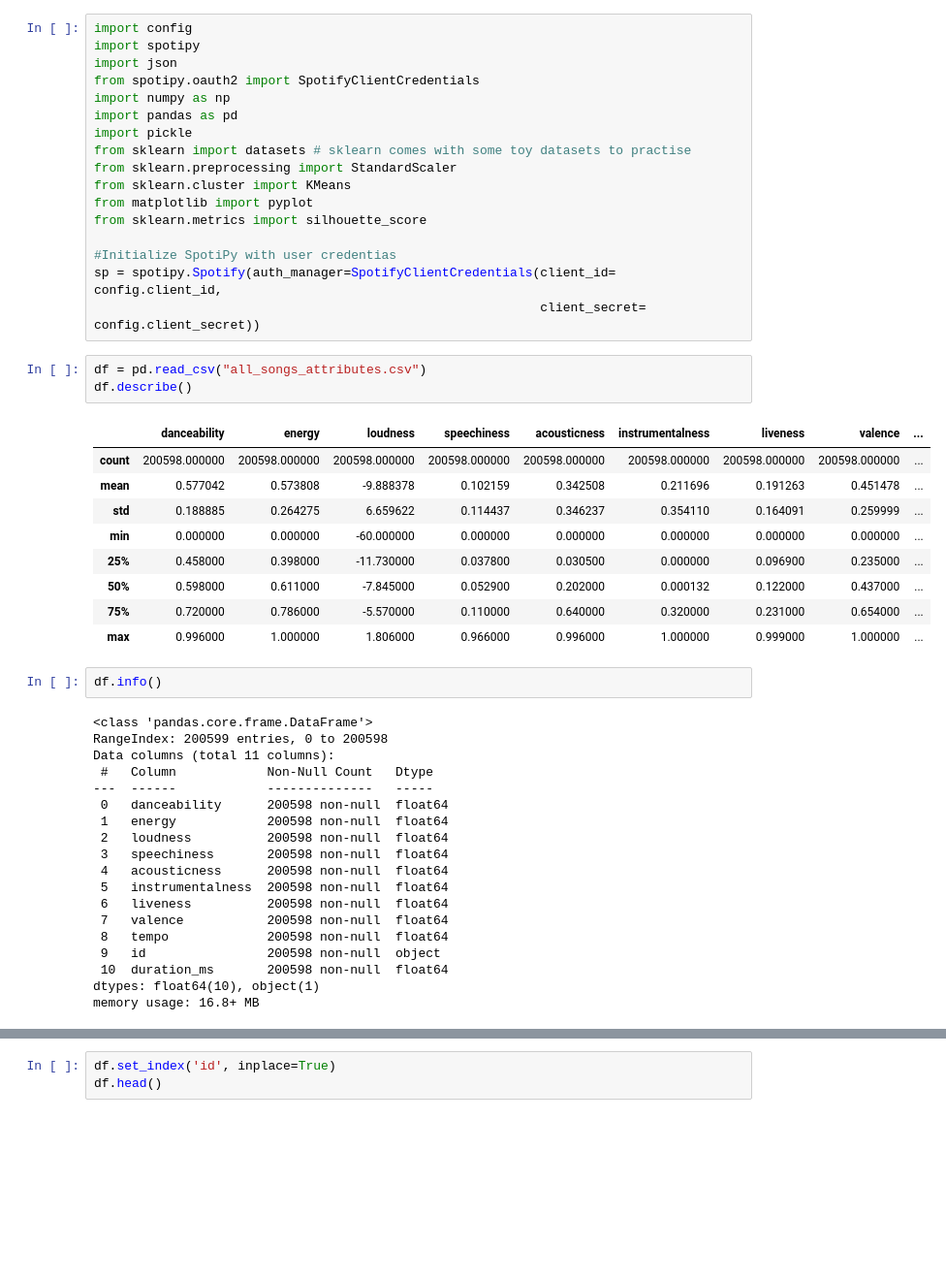
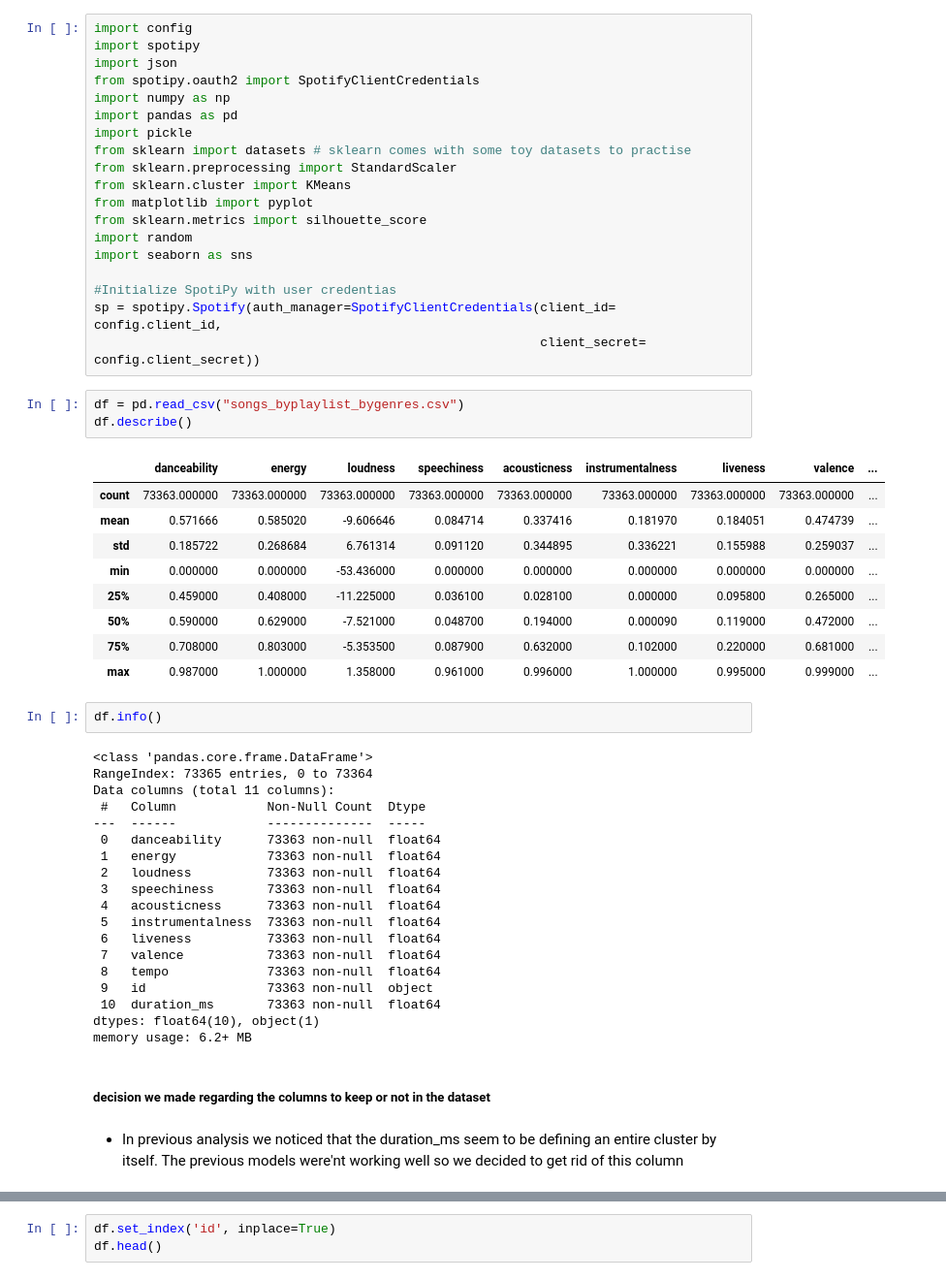
Before and after one commit to marciafof/Project_spotipy, a Jupyter notebook: song_recommender.ipynb, the cells around one changed output, grey strips where cells are left out. Shown at 97% size. Drawn from its saved outputs; the diff is of its cells as text; blank space fills up the shorter version.

```diff
--- a/song_recommender.ipynb
+++ b/song_recommender.ipynb
@@ -11,41 +11,47 @@ from sklearn.preprocessing import StandardScaler
 from sklearn.cluster import KMeans
 from matplotlib import pyplot
 from sklearn.metrics import silhouette_score
+import random
+import seaborn as sns
 
 #Initialize SpotiPy with user credentias
 sp = spotipy.Spotify(auth_manager=SpotifyClientCredentials(client_id= config.client_id,
                                                            client_secret= config.client_secret))
 # %%
-df = pd.read_csv("all_songs_attributes.csv")
+df = pd.read_csv("songs_byplaylist_bygenres.csv")
 df.describe()
 # %% [output]
 |  | danceability | energy | loudness | speechiness | acousticness | instrumentalness | liveness | valence | ... |
-| count | 200598.000000 | 200598.000000 | 200598.000000 | 200598.000000 | 200598.000000 | 200598.000000 | 200598.000000 | 200598.000000 | ... |
-| mean | 0.577042 | 0.573808 | -9.888378 | 0.102159 | 0.342508 | 0.211696 | 0.191263 | 0.451478 | ... |
-| std | 0.188885 | 0.264275 | 6.659622 | 0.114437 | 0.346237 | 0.354110 | 0.164091 | 0.259999 | ... |
-| min | 0.000000 | 0.000000 | -60.000000 | 0.000000 | 0.000000 | 0.000000 | 0.000000 | 0.000000 | ... |
-| 25% | 0.458000 | 0.398000 | -11.730000 | 0.037800 | 0.030500 | 0.000000 | 0.096900 | 0.235000 | ... |
-| 50% | 0.598000 | 0.611000 | -7.845000 | 0.052900 | 0.202000 | 0.000132 | 0.122000 | 0.437000 | ... |
-| 75% | 0.720000 | 0.786000 | -5.570000 | 0.110000 | 0.640000 | 0.320000 | 0.231000 | 0.654000 | ... |
-| max | 0.996000 | 1.000000 | 1.806000 | 0.966000 | 0.996000 | 1.000000 | 0.999000 | 1.000000 | ... |
+| count | 73363.000000 | 73363.000000 | 73363.000000 | 73363.000000 | 73363.000000 | 73363.000000 | 73363.000000 | 73363.000000 | ... |
+| mean | 0.571666 | 0.585020 | -9.606646 | 0.084714 | 0.337416 | 0.181970 | 0.184051 | 0.474739 | ... |
+| std | 0.185722 | 0.268684 | 6.761314 | 0.091120 | 0.344895 | 0.336221 | 0.155988 | 0.259037 | ... |
+| min | 0.000000 | 0.000000 | -53.436000 | 0.000000 | 0.000000 | 0.000000 | 0.000000 | 0.000000 | ... |
+| 25% | 0.459000 | 0.408000 | -11.225000 | 0.036100 | 0.028100 | 0.000000 | 0.095800 | 0.265000 | ... |
+| 50% | 0.590000 | 0.629000 | -7.521000 | 0.048700 | 0.194000 | 0.000090 | 0.119000 | 0.472000 | ... |
+| 75% | 0.708000 | 0.803000 | -5.353500 | 0.087900 | 0.632000 | 0.102000 | 0.220000 | 0.681000 | ... |
+| max | 0.987000 | 1.000000 | 1.358000 | 0.961000 | 0.996000 | 1.000000 | 0.995000 | 0.999000 | ... |
 # %%
 df.info()
 # %% [output]
 <class 'pandas.core.frame.DataFrame'>
-RangeIndex: 200599 entries, 0 to 200598
+RangeIndex: 73365 entries, 0 to 73364
 Data columns (total 11 columns):
- #   Column            Non-Null Count   Dtype
----  ------            --------------   -----
- 0   danceability      200598 non-null  float64
- 1   energy            200598 non-null  float64
- 2   loudness          200598 non-null  float64
- 3   speechiness       200598 non-null  float64
- 4   acousticness      200598 non-null  float64
- 5   instrumentalness  200598 non-null  float64
- 6   liveness          200598 non-null  float64
- 7   valence           200598 non-null  float64
- 8   tempo             200598 non-null  float64
- 9   id                200598 non-null  object
- 10  duration_ms       200598 non-null  float64
+ #   Column            Non-Null Count  Dtype
+---  ------            --------------  -----
+ 0   danceability      73363 non-null  float64
+ 1   energy            73363 non-null  float64
+ 2   loudness          73363 non-null  float64
+ 3   speechiness       73363 non-null  float64
+ 4   acousticness      73363 non-null  float64
+ 5   instrumentalness  73363 non-null  float64
+ 6   liveness          73363 non-null  float64
+ 7   valence           73363 non-null  float64
+ 8   tempo             73363 non-null  float64
+ 9   id                73363 non-null  object
+ 10  duration_ms       73363 non-null  float64
 dtypes: float64(10), object(1)
-memory usage: 16.8+ MB
+memory usage: 6.2+ MB
+# %% [markdown]
+##### decision we made regarding the columns to keep or not in the dataset
+# %% [markdown]
+- In previous analysis we noticed that the duration_ms seem to be defining an entire cluster by itself. The previous models were'nt working well so we decided to get rid of this column
```
Also changed, not shown: parts of 36 cells of this notebook.
